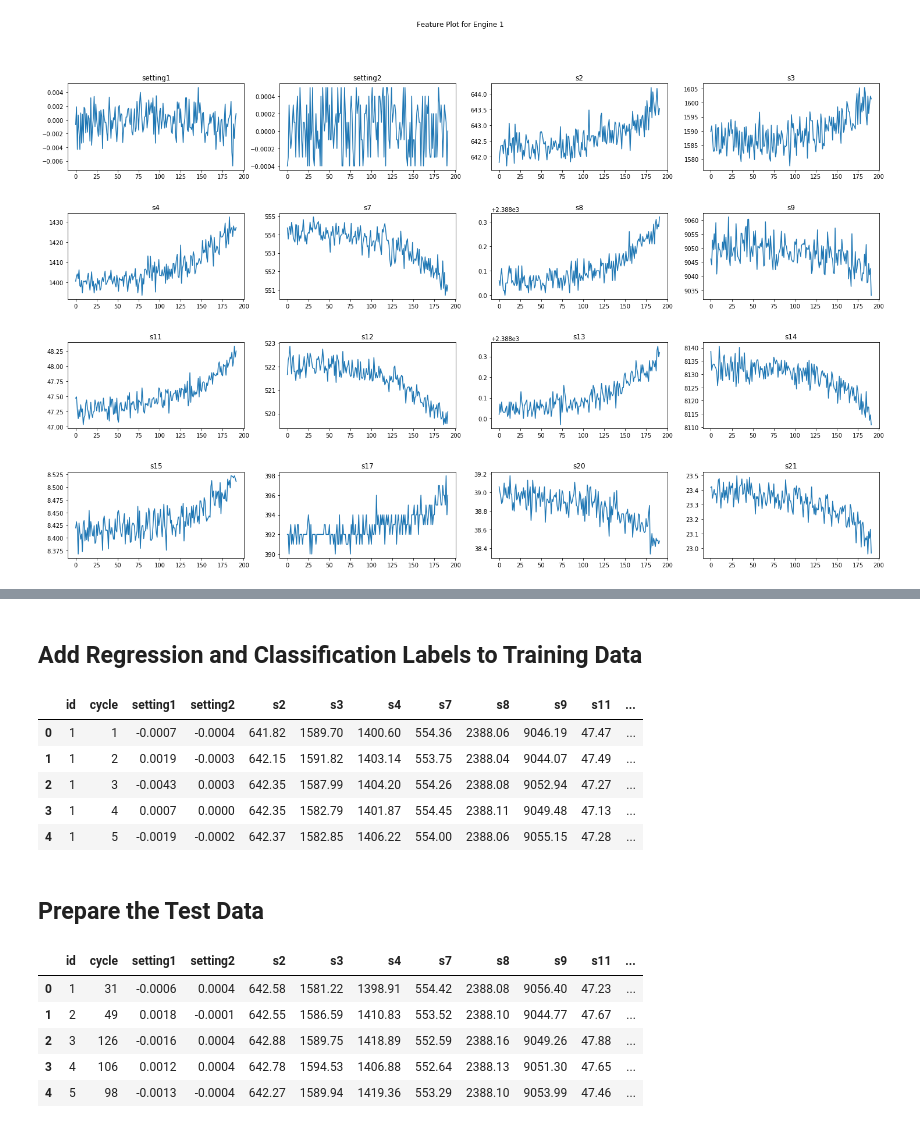
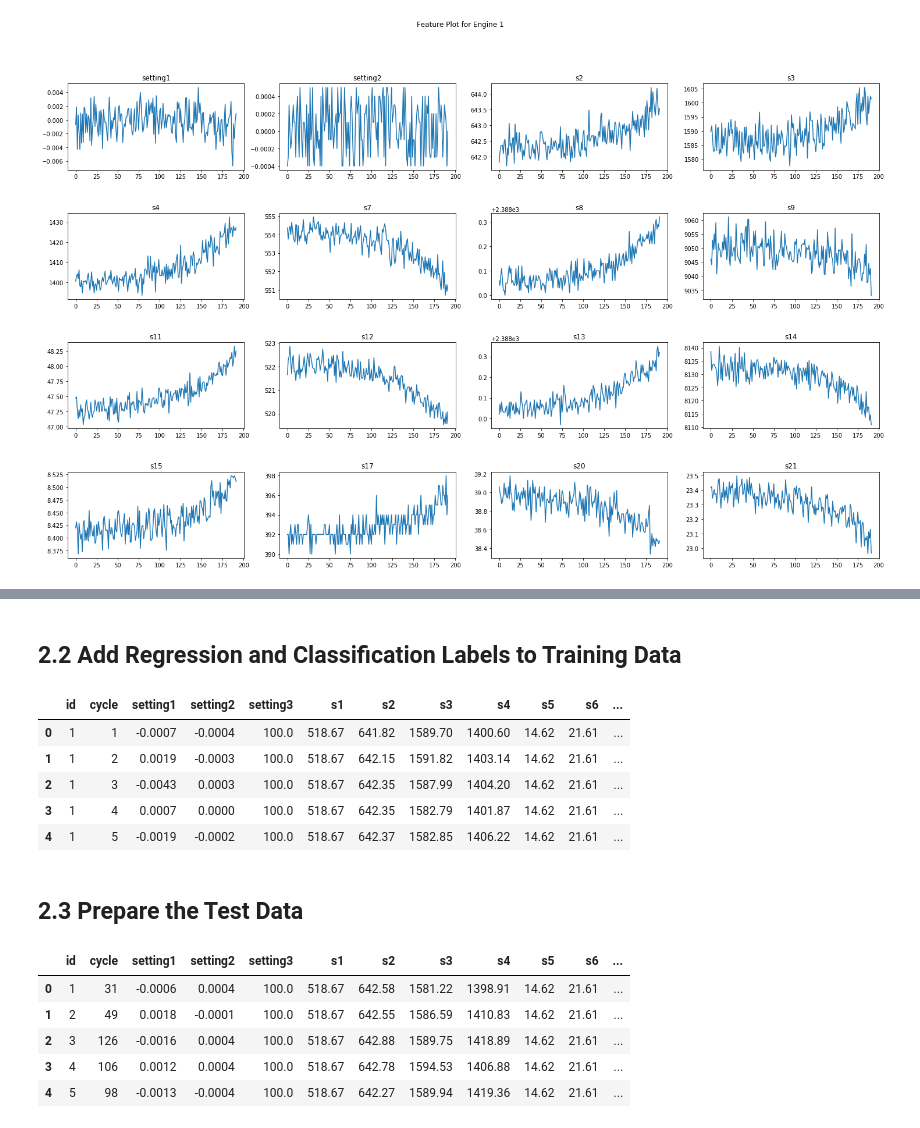
Before and after one commit to sanjaysoni2k1/PMCapstone, a Jupyter notebook: 1. PredMaint-DataProcessing.ipynb, the cells around one changed output, grey strips where cells are left out. Cells and saved outputs as stored; diff of their text form; code cells hidden in the pictures.

```diff
--- a/1. PredMaint-DataProcessing.ipynb
+++ b/1. PredMaint-DataProcessing.ipynb
@@ -119,7 +123,8 @@ Let's now look at the plot of the features for one of the engines to develop som
 
 From the explanation of the dataset provided by the source, we already know that id, cycle, setting 1, setting 2 and setting 3 are some of the engine identifiers and the operational configurations and not really the sensor data so we will ignore these while performing analysis on the Sensor Data / Features
 # %%
-sensor_features = ['setting1', 'setting2', 'setting3', 's1','s2','s3','s4','s5','s6','s7','s8','s9','s10','s11','s12','s13','s14','s15','s16','s17','s18','s19','s20', 's21']
+original_features = ['setting1', 'setting2', 'setting3', 's1','s2','s3','s4','s5','s6','s7','s8','s9','s10','s11','s12','s13','s14','s15','s16','s17','s18','s19','s20', 's21']
+sensor_features = ['s1','s2','s3','s4','s5','s6','s7','s8','s9','s10','s11','s12','s13','s14','s15','s16','s17','s18','s19','s20', 's21']
 
 #Data Frame for Engine 1
 df_engine1 = df_train[df_train['id']==1]
@@ -129,8 +134,8 @@ fig, axes = plt.subplots(nrows=5, ncols=5, figsize=(25,15))
 fig.subplots_adjust(hspace=0.5)
 fig.suptitle("Feature Plot for Engine 1")
 
-for ax, feat_name in zip(axes.flatten(), sensor_features):
-  ax.plot(df_e1[feat_name])
+for ax, feat_name in zip(axes.flatten(), original_features):
+  ax.plot(df_engine1[feat_name])
   ax.set_title(feat_name)
 # %% [output]
 [figure]
@@ -255,6 +265,6 @@ def add_features(df_in, features, win):
   return df_out
 # %%
 #Add extracted features to the training data
-df_train_1_vsensors_fxrolling = add_features(df_train_1_vsensors, variable_sensor_features, 3)
-df_train_1_vsensors_fxrolling.head()
+df_train_rolling = add_features(df_train, sensor_features, 3)
+df_train_rolling.head()
 # %% [output]
@@ -287,5 +298,5 @@ for ax, feat_name, feat_avg_name in zip(axes.flatten(), variable_sensor_features
 # %% [markdown]
-## Add Regression and Classification Labels to Training Data
+## 2.2 Add Regression and Classification Labels to Training Data
 # %%
 ## HELPER FUNCTION TO ADD Regression and Classification Labels to the training data
 def prepare_train_data(df_in, period):
@@ -317,17 +328,19 @@ def prepare_train_data(df_in, period):
 
   return df_in
 # %%
-df_train1_ppl = prepare_train_data(df_train_1_vsensors_fxrolling, 30)
-display(df_train1_ppl.head())
+df_train_labeled = prepare_train_data(df_train_rolling, 40)
+display(df_train_labeled.head())
+#df_train1_ppl = prepare_train_data(df_train_1_vsensors_fxrolling, 40)
+#display(df_train1_ppl.head())
 # %% [output]
-|  | id | cycle | setting1 | setting2 | s2 | s3 | s4 | s7 | s8 | s9 | s11 | ... |
-| 0 | 1 | 1 | -0.0007 | -0.0004 | 641.82 | 1589.70 | 1400.60 | 554.36 | 2388.06 | 9046.19 | 47.47 | ... |
-| 1 | 1 | 2 | 0.0019 | -0.0003 | 642.15 | 1591.82 | 1403.14 | 553.75 | 2388.04 | 9044.07 | 47.49 | ... |
-| 2 | 1 | 3 | -0.0043 | 0.0003 | 642.35 | 1587.99 | 1404.20 | 554.26 | 2388.08 | 9052.94 | 47.27 | ... |
-| 3 | 1 | 4 | 0.0007 | 0.0000 | 642.35 | 1582.79 | 1401.87 | 554.45 | 2388.11 | 9049.48 | 47.13 | ... |
-| 4 | 1 | 5 | -0.0019 | -0.0002 | 642.37 | 1582.85 | 1406.22 | 554.00 | 2388.06 | 9055.15 | 47.28 | ... |
+|  | id | cycle | setting1 | setting2 | setting3 | s1 | s2 | s3 | s4 | s5 | s6 | ... |
+| 0 | 1 | 1 | -0.0007 | -0.0004 | 100.0 | 518.67 | 641.82 | 1589.70 | 1400.60 | 14.62 | 21.61 | ... |
+| 1 | 1 | 2 | 0.0019 | -0.0003 | 100.0 | 518.67 | 642.15 | 1591.82 | 1403.14 | 14.62 | 21.61 | ... |
+| 2 | 1 | 3 | -0.0043 | 0.0003 | 100.0 | 518.67 | 642.35 | 1587.99 | 1404.20 | 14.62 | 21.61 | ... |
+| 3 | 1 | 4 | 0.0007 | 0.0000 | 100.0 | 518.67 | 642.35 | 1582.79 | 1401.87 | 14.62 | 21.61 | ... |
+| 4 | 1 | 5 | -0.0019 | -0.0002 | 100.0 | 518.67 | 642.37 | 1582.85 | 1406.22 | 14.62 | 21.61 | ... |
 # %% [markdown]
-## Prepare the Test Data
+## 2.3 Prepare the Test Data
 # %%
 ## HELPER FUNCTION TO ADD Regression and Classification Labels to the Test Data
 def prepare_test_data(df_test_in, df_truth_in, period):
@@ -364,9 +378,9 @@ df_test1_ppl = prepare_test_data(df_test_1_vsensors_fxrolling, df_rul, 30)
 # %%
-display(df_test1_ppl.head())
+display(df_test_labeled.head())
 # %% [output]
-|  | id | cycle | setting1 | setting2 | s2 | s3 | s4 | s7 | s8 | s9 | s11 | ... |
-| 0 | 1 | 31 | -0.0006 | 0.0004 | 642.58 | 1581.22 | 1398.91 | 554.42 | 2388.08 | 9056.40 | 47.23 | ... |
-| 1 | 2 | 49 | 0.0018 | -0.0001 | 642.55 | 1586.59 | 1410.83 | 553.52 | 2388.10 | 9044.77 | 47.67 | ... |
-| 2 | 3 | 126 | -0.0016 | 0.0004 | 642.88 | 1589.75 | 1418.89 | 552.59 | 2388.16 | 9049.26 | 47.88 | ... |
-| 3 | 4 | 106 | 0.0012 | 0.0004 | 642.78 | 1594.53 | 1406.88 | 552.64 | 2388.13 | 9051.30 | 47.65 | ... |
-| 4 | 5 | 98 | -0.0013 | -0.0004 | 642.27 | 1589.94 | 1419.36 | 553.29 | 2388.10 | 9053.99 | 47.46 | ... |
+|  | id | cycle | setting1 | setting2 | setting3 | s1 | s2 | s3 | s4 | s5 | s6 | ... |
+| 0 | 1 | 31 | -0.0006 | 0.0004 | 100.0 | 518.67 | 642.58 | 1581.22 | 1398.91 | 14.62 | 21.61 | ... |
+| 1 | 2 | 49 | 0.0018 | -0.0001 | 100.0 | 518.67 | 642.55 | 1586.59 | 1410.83 | 14.62 | 21.61 | ... |
+| 2 | 3 | 126 | -0.0016 | 0.0004 | 100.0 | 518.67 | 642.88 | 1589.75 | 1418.89 | 14.62 | 21.61 | ... |
+| 3 | 4 | 106 | 0.0012 | 0.0004 | 100.0 | 518.67 | 642.78 | 1594.53 | 1406.88 | 14.62 | 21.61 | ... |
+| 4 | 5 | 98 | -0.0013 | -0.0004 | 100.0 | 518.67 | 642.27 | 1589.94 | 1419.36 | 14.62 | 21.61 | ... |
```
Also changed, not shown: parts of 26 cells of this notebook.
